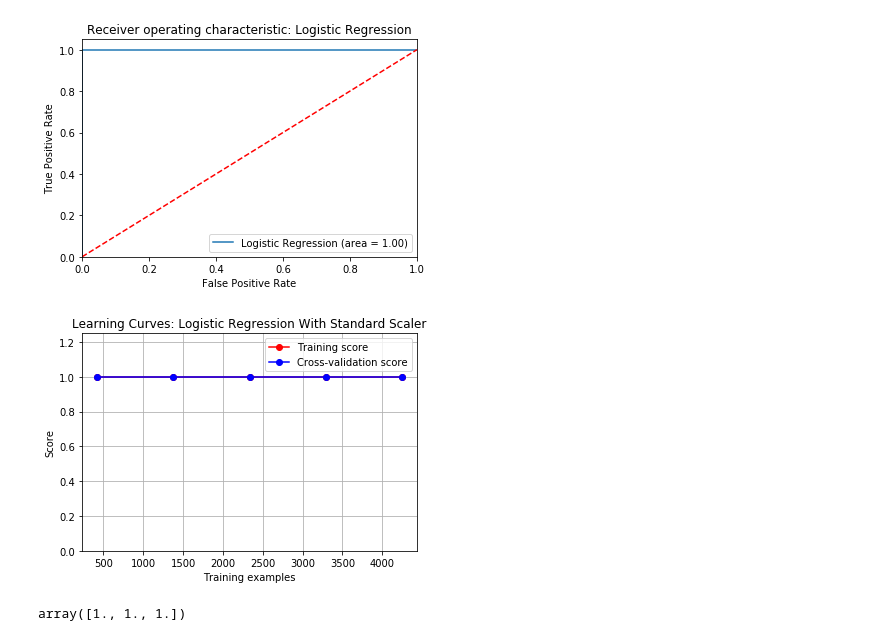
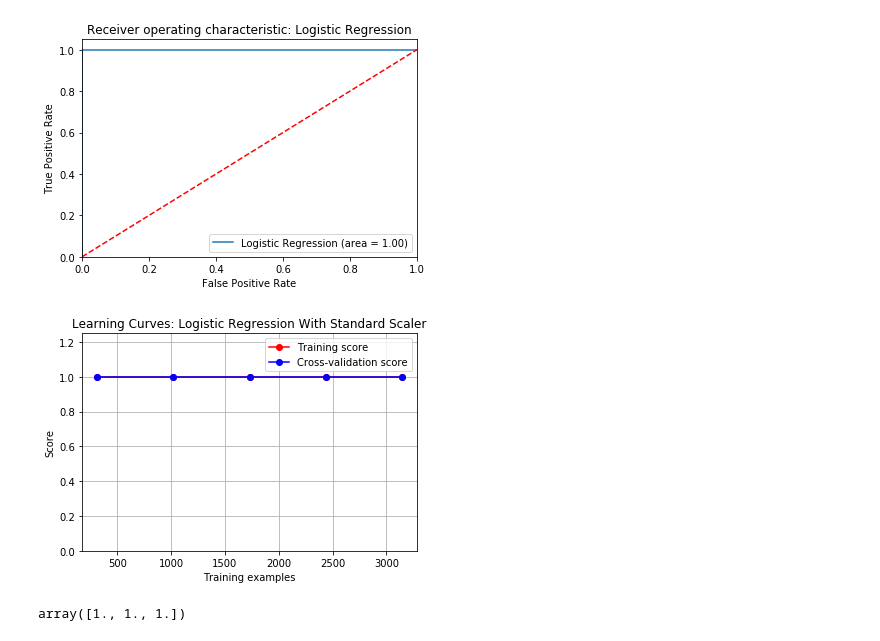
Before and after one commit to grantaguinaldo/mlnd-capstone, a Jupyter notebook: working/working_draft_005_ohe_base_.ipynb, the cells around one changed output. Cells and saved outputs as stored; diff of their text form; code cells hidden in the pictures.

```diff
--- a/working/working_draft_005_ohe_base_.ipynb
+++ b/working/working_draft_005_ohe_base_.ipynb
@@ -906,9 +914,9 @@ auc_roc_curves(lr, X_test_std_df, y_test, 'Logistic Regression')
 # %% [output]
 [figure]
 # %%
-learning_curves(lr, X_train_std_df, y_train, 'Logistic Regression', 10)
+learning_curves(lr, X_train_std_df, y_train, 'Logistic Regression', 3)
 # %% [output]
-[figure, old version]
+[figure, new version]
 # %%
 #http://scikit-learn.org/0.15/modules/generated/sklearn.cross_validation.cross_val_score.html#sklearn.cross_validation.cross_val_score
 lr_std_scores = cross_val_score(lr, X_std, y, cv=3, scoring='recall')
```
Also changed, not shown: parts of 11 cells of this notebook, 9 other files.
